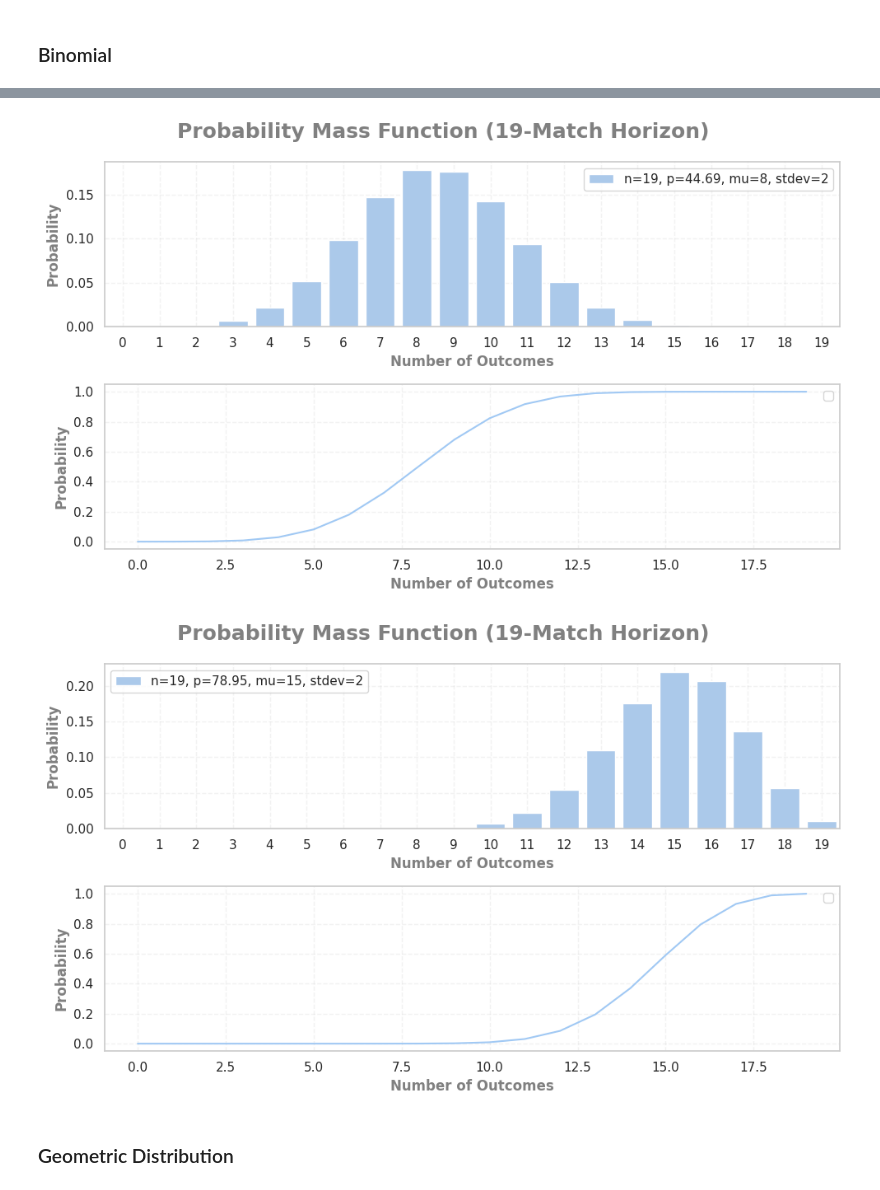
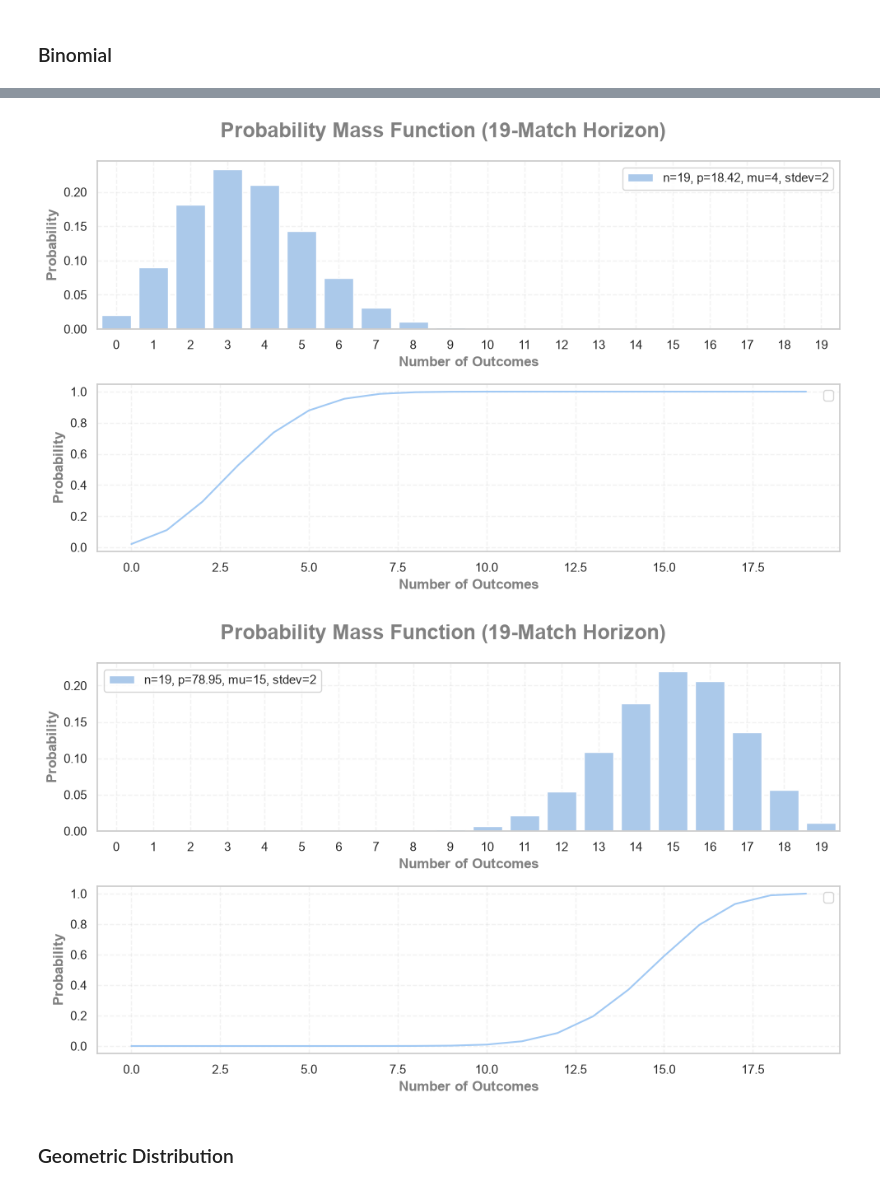
Before and after one commit to Cmay487/Premier_League_Match_Prediction, a Jupyter notebook: ApplyingProbabilityToFootball.ipynb, the cells around one changed output, grey strips where cells are left out. Drawn from its saved outputs; the diff is of its cells as text; code cells hidden in the pictures.

```diff
--- a/ApplyingProbabilityToFootball.ipynb
+++ b/ApplyingProbabilityToFootball.ipynb
@@ -1764,41 +1722,41 @@ binom_obj.run_model(model_type='binomial',method_of_prep='frequentist')
 # %%
 """
 We saw established and new teams to the prem with considerably different goals for and against as home side.
 
 Lets compare the expected wins for these teams to see see their expected wins.
 The aim is to see if we can engineer a Prior for these teams to give the model some signal
 as to which team should win their next match. Very similar to how we reason with matches in the Premier League, where we expect
 strong performing Home sides, such as Man City, to win their next home game, and are shocked when they lose!
 
 I will compare Man City home wins against Norwich.
 
 To make it fair. I will sample the data where they were in the same season.
 
 """
 
 seasons = train_df['Season'].loc[train_df['HomeTeam']=='Norwich'].unique()
 
 mask = (train_df['Season'].isin(seasons))*(train_df['HomeTeam']=='Norwich')
 NorwichDf = train_df.loc[mask]
 
-norwich_obj = ProbabilityModelling(train_df,'H')
+norwich_obj = ProbabilityModelling(NorwichDf,'H')
 
 # run binomial
 norwich_obj.run_model(model_type='binomial',method_of_prep='frequentist')
 # %% [output]
-[figure, old version]
+[figure, new version]
 # %%
 seasons = train_df['Season'].loc[train_df['HomeTeam']=='Norwich'].unique()
 
 mask = (train_df['Season'].isin(seasons))*(train_df['HomeTeam']=='Man City')
-McDf = train_df.loc[mask]
+McDf = train_df.loc[mask].copy()
 
 mcObj = ProbabilityModelling(McDf,'H')
 
 # run geometric
 mcObj.run_model(model_type='binomial',method_of_prep='frequentist')
 # %% [output]
-[figure, old version]
+[figure, new version]
 # %% [markdown]
 ### Geometric Distribution
 # %%
```
Also changed, not shown: parts of 40 cells of this notebook, 3 other files.
